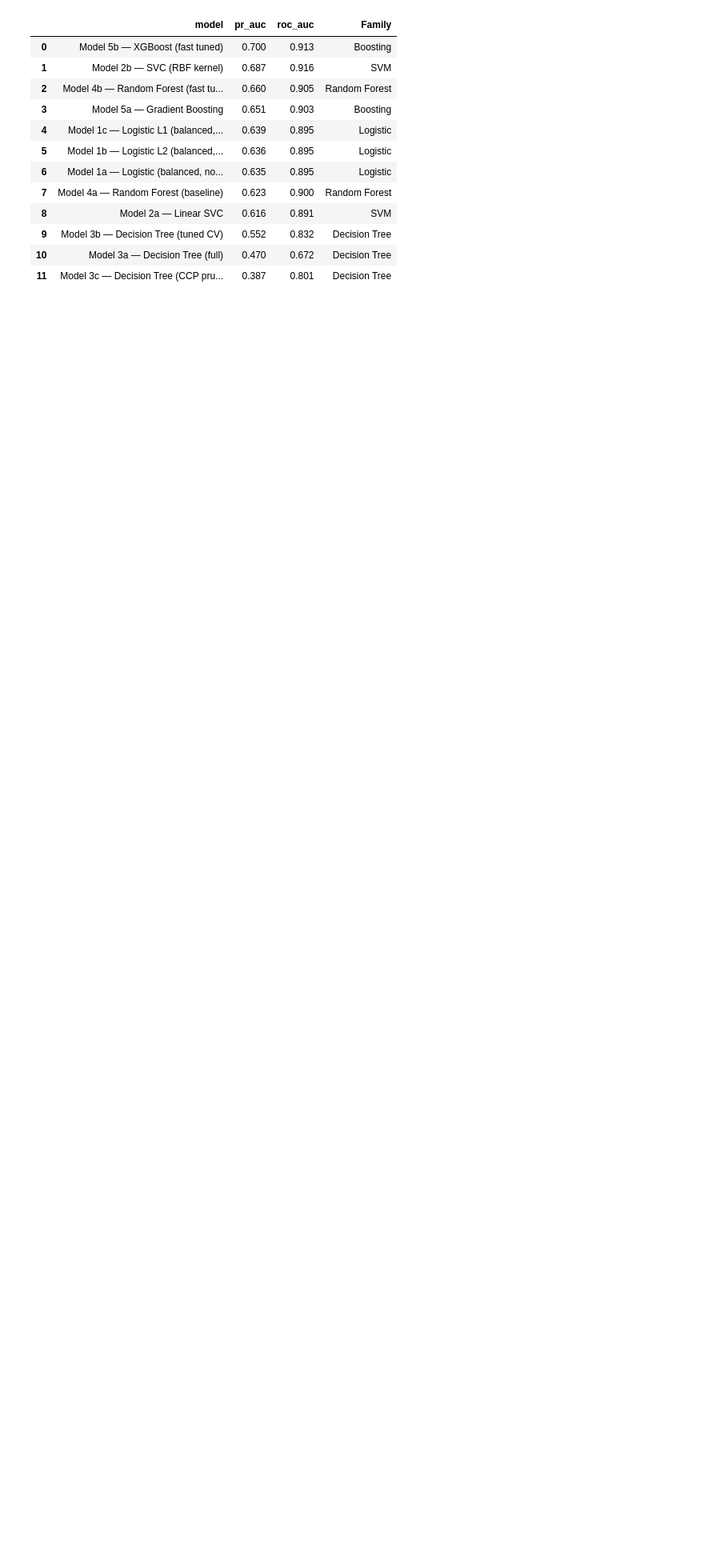
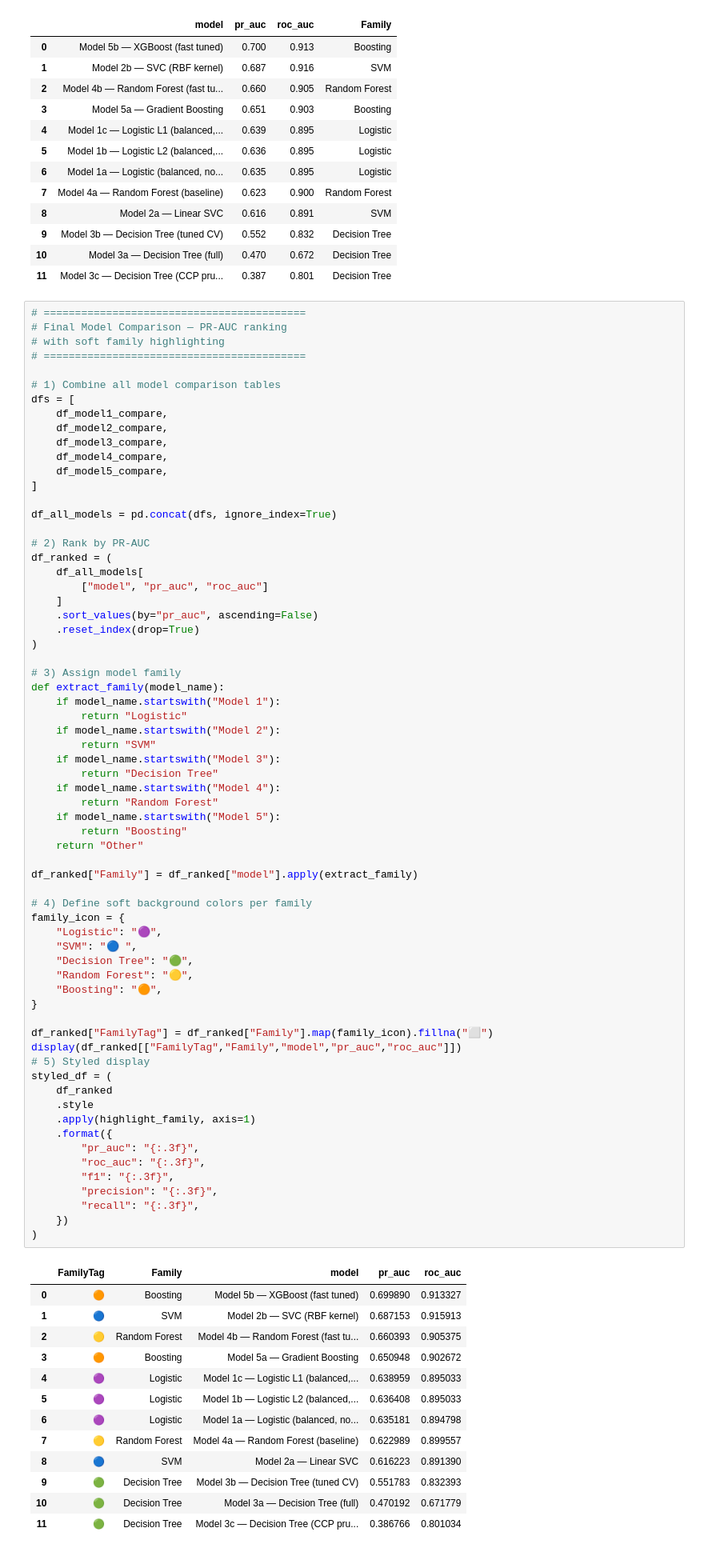
Before and after one commit to NazilaFazeli/ML_Project, a Jupyter notebook: response_classification.ipynb, the cells around one changed output. Shown at 80% size. Drawn from its saved outputs; the diff is of its cells as text; blank space fills up the shorter version.

```diff
--- a/response_classification.ipynb
+++ b/response_classification.ipynb
@@ -1952,3 +1952,83 @@ display(styled_df)
 | 9 | Model 3b — Decision Tree (tuned CV) | 0.552 | 0.832 | Decision Tree |
 | 10 | Model 3a — Decision Tree (full) | 0.470 | 0.672 | Decision Tree |
 | 11 | Model 3c — Decision Tree (CCP pru... | 0.387 | 0.801 | Decision Tree |
+# %%
+# ==========================================
+# Final Model Comparison — PR-AUC ranking
+# with soft family highlighting
+# ==========================================
+
+# 1) Combine all model comparison tables
+dfs = [
+    df_model1_compare,
+    df_model2_compare,
+    df_model3_compare,
+    df_model4_compare,
+    df_model5_compare,
+]
+
+df_all_models = pd.concat(dfs, ignore_index=True)
+
+# 2) Rank by PR-AUC
+df_ranked = (
+    df_all_models[
+        ["model", "pr_auc", "roc_auc"]
+    ]
+    .sort_values(by="pr_auc", ascending=False)
+    .reset_index(drop=True)
+)
+
+# 3) Assign model family
+def extract_family(model_name):
+    if model_name.startswith("Model 1"):
+        return "Logistic"
+    if model_name.startswith("Model 2"):
+        return "SVM"
+    if model_name.startswith("Model 3"):
+        return "Decision Tree"
+    if model_name.startswith("Model 4"):
+        return "Random Forest"
+    if model_name.startswith("Model 5"):
+        return "Boosting"
+    return "Other"
+
+df_ranked["Family"] = df_ranked["model"].apply(extract_family)
+
+# 4) Define soft background colors per family
+family_icon = {
+    "Logistic": "🟣",
+    "SVM": "🔵 ",
+    "Decision Tree": "🟢",
+    "Random Forest": "🟡",
+    "Boosting": "🟠",
+}
+
+df_ranked["FamilyTag"] = df_ranked["Family"].map(family_icon).fillna("⬜")
+display(df_ranked[["FamilyTag","Family","model","pr_auc","roc_auc"]])
+# 5) Styled display
+styled_df = (
+    df_ranked
+    .style
+    .apply(highlight_family, axis=1)
+    .format({
+        "pr_auc": "{:.3f}",
+        "roc_auc": "{:.3f}",
+        "f1": "{:.3f}",
+        "precision": "{:.3f}",
+        "recall": "{:.3f}",
+    })
+)
+# %% [output]
+|  | FamilyTag | Family | model | pr_auc | roc_auc |
+| 0 | 🟠 | Boosting | Model 5b — XGBoost (fast tuned) | 0.699890 | 0.913327 |
+| 1 | 🔵 | SVM | Model 2b — SVC (RBF kernel) | 0.687153 | 0.915913 |
+| 2 | 🟡 | Random Forest | Model 4b — Random Forest (fast tu... | 0.660393 | 0.905375 |
+| 3 | 🟠 | Boosting | Model 5a — Gradient Boosting | 0.650948 | 0.902672 |
+| 4 | 🟣 | Logistic | Model 1c — Logistic L1 (balanced,... | 0.638959 | 0.895033 |
+| 5 | 🟣 | Logistic | Model 1b — Logistic L2 (balanced,... | 0.636408 | 0.895033 |
+| 6 | 🟣 | Logistic | Model 1a — Logistic (balanced, no... | 0.635181 | 0.894798 |
+| 7 | 🟡 | Random Forest | Model 4a — Random Forest (baseline) | 0.622989 | 0.899557 |
+| 8 | 🔵 | SVM | Model 2a — Linear SVC | 0.616223 | 0.891390 |
+| 9 | 🟢 | Decision Tree | Model 3b — Decision Tree (tuned CV) | 0.551783 | 0.832393 |
+| 10 | 🟢 | Decision Tree | Model 3a — Decision Tree (full) | 0.470192 | 0.671779 |
+| 11 | 🟢 | Decision Tree | Model 3c — Decision Tree (CCP pru... | 0.386766 | 0.801034 |
```
